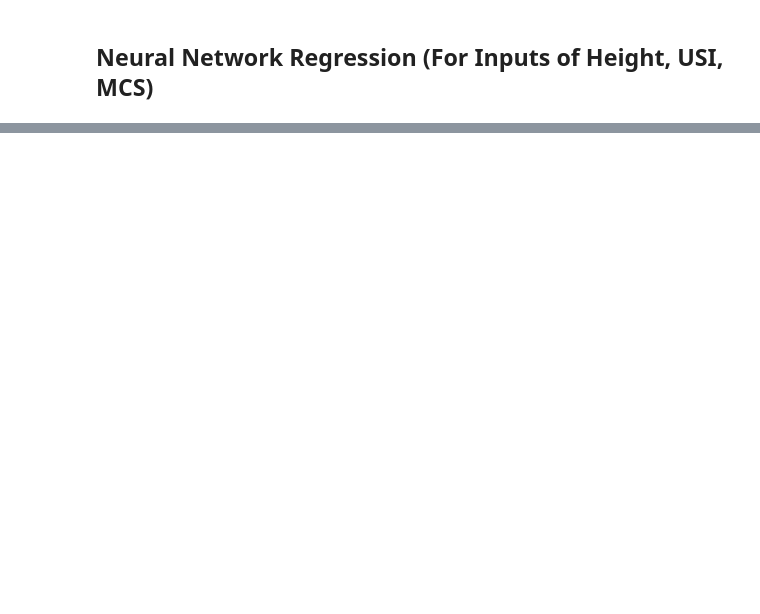
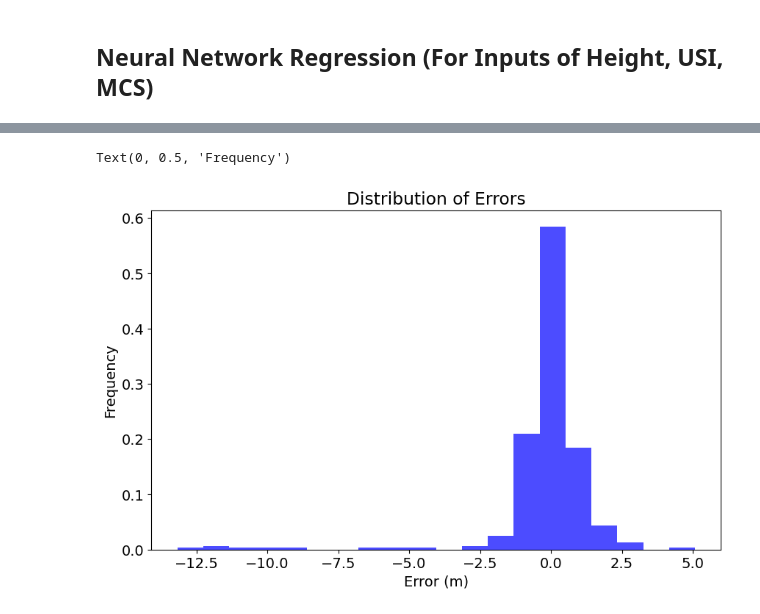
Before and after one commit to ReubenLimMonash/obj2, a Jupyter notebook: journal_2_scripts/fanet_cliff_prediction.ipynb, the cells around one changed output, grey strips where cells are left out. Cells and saved outputs as stored; diff of their text form; code cells hidden in the pictures; blank space fills up the shorter version.

```diff
--- a/journal_2_scripts/fanet_cliff_prediction.ipynb
+++ b/journal_2_scripts/fanet_cliff_prediction.ipynb
@@ -916,0 +1792,11 @@ plt.legend()
+# %%
+# Plot the error distribution. NOTE: Positive error means underestimation, negative error means overestimation
+plt.figure(figsize=(10, 6))
+plt.rcParams.update({'font.size': 14})
+plt.hist(err, bins=20, density=True, color='blue', alpha=0.7)
+plt.title('Distribution of Errors')
+plt.xlabel('Error (m)')
+plt.ylabel('Frequency')
+# %% [output]
+Text(0, 0.5, 'Frequency')
+[figure, added]
```
Also changed, not shown: parts of 26 cells of this notebook, 7 other files.
